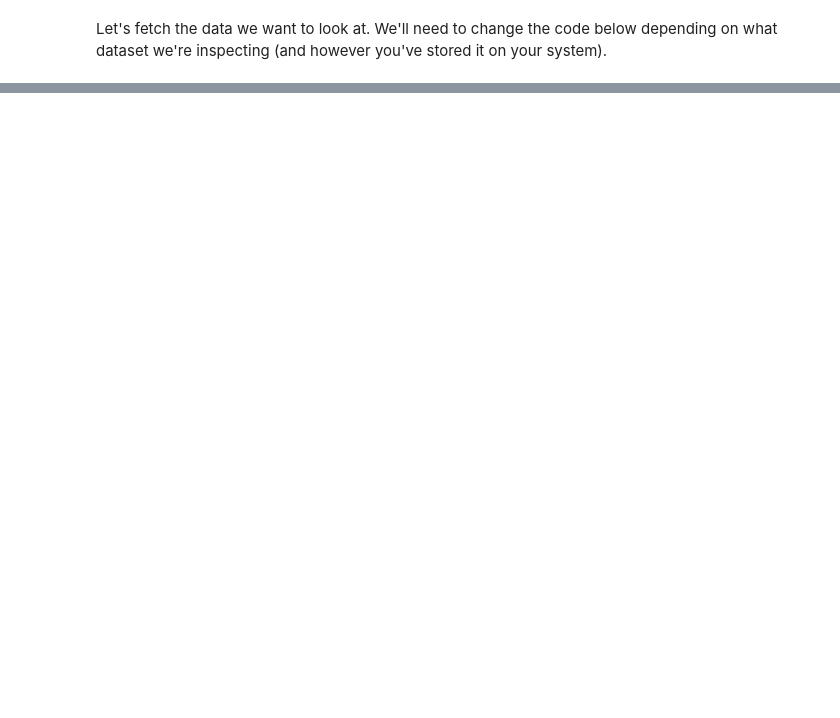
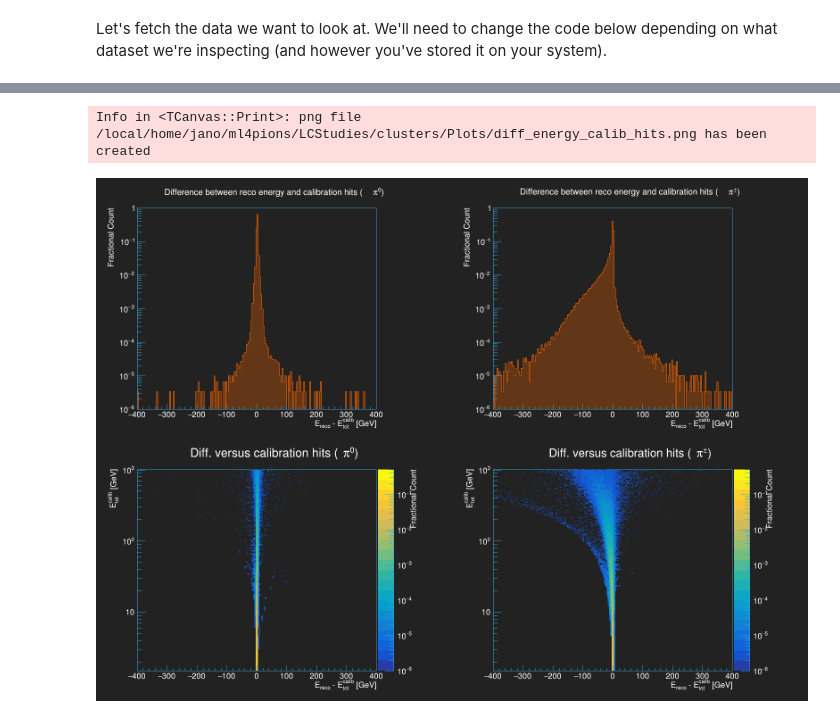
Before and after one commit to atlas-calo-ml/caloml-atlas, a Jupyter notebook: clusters/ClusterStudies_Jan.ipynb, the cells around one changed output, grey strips where cells are left out. Saved outputs shown, nothing was run; the diff lists cells and outputs as text; code cells hidden in the pictures; blank space fills up the shorter version.

```diff
--- a/clusters/ClusterStudies_Jan.ipynb
+++ b/clusters/ClusterStudies_Jan.ipynb
@@ -500,0 +240,53 @@ For the neutral pions, we have a mix of gammas, electrons/positrons and neutral
+# %%
+canvas = rt.TCanvas(qu.RN(),'c',1600,1200)
+canvas.Divide(2,2)
+
+nbins = 200
+x_min = -400.
+x_max = -1.0 * x_min
+# 1d histograms -- differences between reco energy and calib hits
+h = {
+    key:rt.TH1F(qu.RN(), 'Difference between reco energy and calibration hits ({})'.format(pi_latex[key]) + ';E_{reco} - E_{tot}^{calib} [GeV]; Fractional Count',nbins, x_min, x_max)
+    for key in pdata.keys()
+}
+
+# 2d histograms -- difference vs calibration hits
+h2d = {
+    key:rt.TH2F(qu.RN(), 'Diff. versus calibration hits ({})'.format(pi_latex[key]) + ';E_{reco} - E_{tot}^{calib} [GeV]; E_{tot}^{calib} [GeV]; Fractional Count',nbins, x_min, x_max, 1000, e_min, e_max)
+    for key in pdata.keys()
+}
+
+for key,frame in pdata.items():
+    for entry in frame[['clusterE','cluster_ENG_CALIB_TOT']].to_numpy():
+        h[key].Fill(entry[0]-entry[1])
+        h2d[key].Fill(entry[0]-entry[1], entry[1])
+
+for i,key in enumerate(pdata.keys()):
+
+    # 1D histogram
+    h[key].Scale(1./h[key].Integral())
+    canvas.cd(i+1)
+    h[key].Draw('HIST')
+    h[key].SetMinimum(1.0e-6)
+    h[key].SetMaximum(1.0)
+    h[key].SetLineColor(plotstyle.curve)
+    h[key].SetFillColorAlpha(plotstyle.curve, 0.3)
+    rt.gPad.SetLogy()
+    rt.gPad.SetRightMargin(0.2)
+
+    # 2D histogram
+    h2d[key].Scale(1./h2d[key].Integral())
+    canvas.cd(i+3)
+    h2d[key].Draw('COLZ')
+    h2d[key].SetMinimum(1.0e-6)
+    h2d[key].SetMaximum(5.0e-1)
+    rt.gPad.SetLogy()
+    rt.gPad.SetLogz()
+    rt.gPad.SetRightMargin(0.2)
+    h2d[key].GetYaxis().SetRangeUser(0.1,1.0e3)
+
+canvas.Draw()
+canvas.SaveAs(plotpath + 'diff_energy_calib_hits.png')
+# %% [output]
+Info in <TCanvas::Print>: png file /local/home/jano/ml4pions/LCStudies/clusters/Plots/diff_energy_calib_hits.png has been created
+[figure, added]
```
Also changed, not shown: parts of 37 cells of this notebook, 10 other files.
